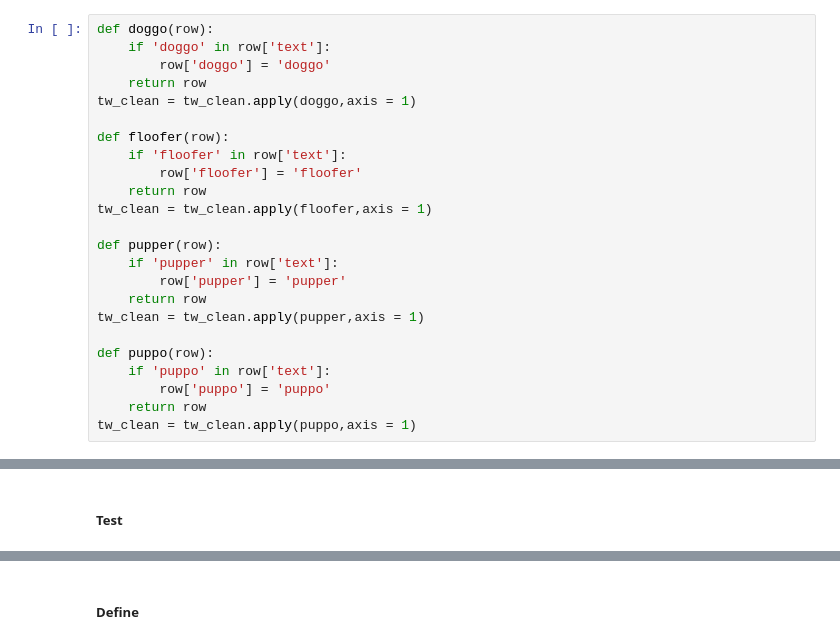
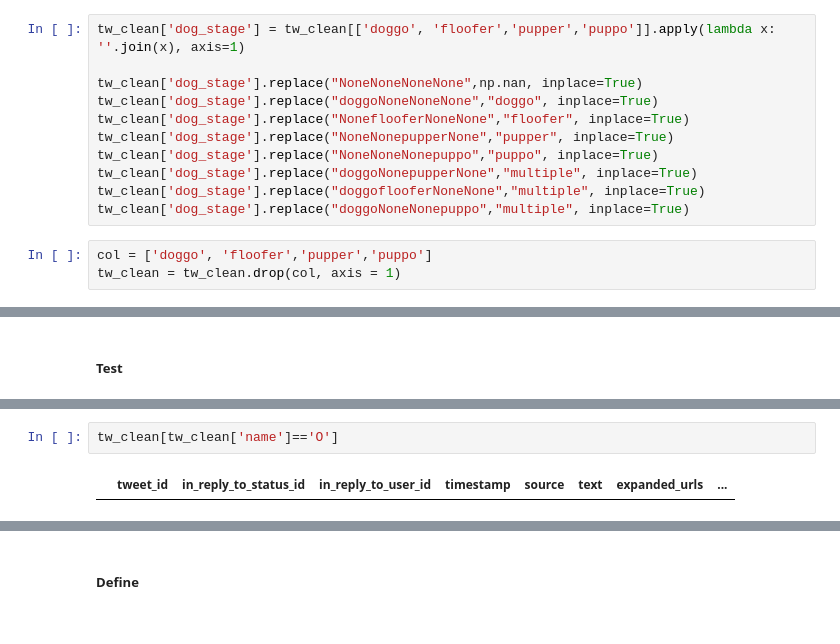
Before and after one commit to cenalll/WeRateDogs, a Jupyter notebook: weratedogs/wrangle_act.ipynb, the cells around one changed output, grey strips where cells are left out. Cells and saved outputs as stored; diff of their text form.

```diff
--- a/weratedogs/wrangle_act.ipynb
+++ b/weratedogs/wrangle_act.ipynb
@@ -669,29 +669,19 @@ Find out the dog stage (doggo, floofer, pupper, puppo) in the text, if so, repla
 # %% [markdown]
 ##### Code
-# %%
-def doggo(row):
-    if 'doggo' in row['text']:
-        row['doggo'] = 'doggo'
-    return row
-tw_clean = tw_clean.apply(doggo,axis = 1)
-
-def floofer(row):
-    if 'floofer' in row['text']:
-        row['floofer'] = 'floofer'
-    return row
-tw_clean = tw_clean.apply(floofer,axis = 1)
-
-def pupper(row):
-    if 'pupper' in row['text']:
-        row['pupper'] = 'pupper'
-    return row
-tw_clean = tw_clean.apply(pupper,axis = 1)
-
-def puppo(row):
-    if 'puppo' in row['text']:
-        row['puppo'] = 'puppo'
-    return row
-tw_clean = tw_clean.apply(puppo,axis = 1)
+# %%
+tw_clean['dog_stage'] = tw_clean[['doggo', 'floofer','pupper','puppo']].apply(lambda x: ''.join(x), axis=1)
+
+tw_clean['dog_stage'].replace("NoneNoneNoneNone",np.nan, inplace=True)
+tw_clean['dog_stage'].replace("doggoNoneNoneNone","doggo", inplace=True)
+tw_clean['dog_stage'].replace("NoneflooferNoneNone","floofer", inplace=True)
+tw_clean['dog_stage'].replace("NoneNonepupperNone","pupper", inplace=True)
+tw_clean['dog_stage'].replace("NoneNoneNonepuppo","puppo", inplace=True)
+tw_clean['dog_stage'].replace("doggoNonepupperNone","multiple", inplace=True)
+tw_clean['dog_stage'].replace("doggoflooferNoneNone","multiple", inplace=True)
+tw_clean['dog_stage'].replace("doggoNoneNonepuppo","multiple", inplace=True)
+# %%
+col = ['doggo', 'floofer','pupper','puppo']
+tw_clean = tw_clean.drop(col, axis = 1)
 # %% [markdown]
 ##### Test
 # %%
@@ -822,4 +812,8 @@ Astrid      1
 Name: name, Length: 930, dtype: int64
+# %%
+tw_clean[tw_clean['name']=='O']
+# %% [output]
+|  | tweet_id | in_reply_to_status_id | in_reply_to_user_id | timestamp | source | text | expanded_urls | ... |
 # %%
 tw_clean.info()
 # %% [output]
```
Also changed, not shown: parts of 37 cells of this notebook.
